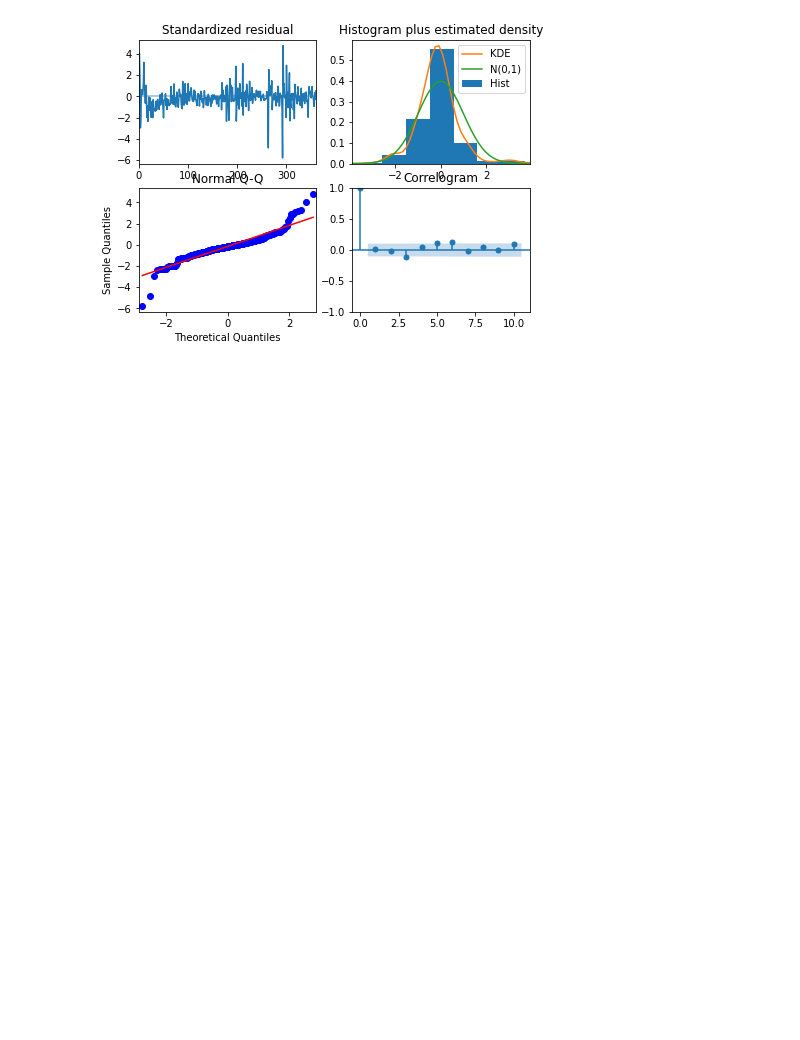
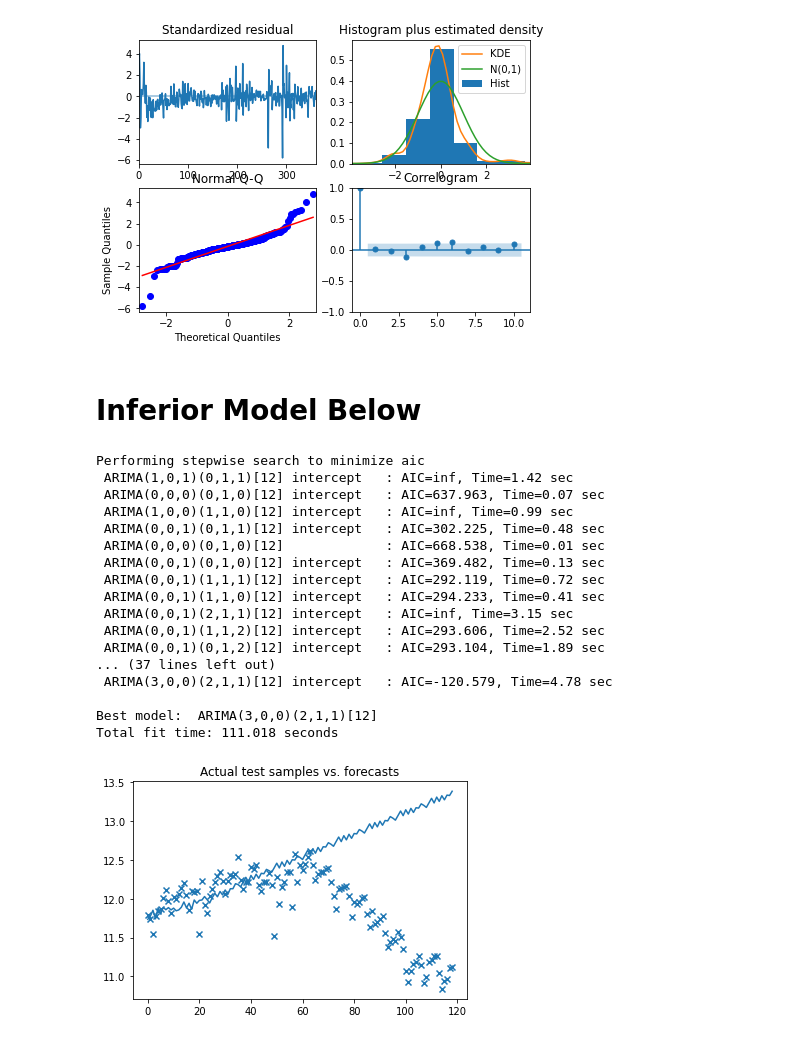
Before and after one commit to CCom20/covid-ml-application, a Jupyter notebook: notebooks/machine_learning_sandbox.ipynb, the cells around one changed output. Cells and saved outputs as stored; diff of their text form; code cells hidden in the pictures; blank space fills up the shorter version.

Commit message:
Tested another model setup, did not perform well. Keeping Seasonal Daily model

```diff
--- a/notebooks/machine_learning_sandbox.ipynb
+++ b/notebooks/machine_learning_sandbox.ipynb
@@ -297,3 +299,5 @@ smodel.plot_diagnostics(figsize=(7,5))
 # %% [output]
 [figure]
 [figure]
+# %% [markdown]
+# Inferior Model Below
@@ -299,0 +316,44 @@ smodel.plot_diagnostics(figsize=(7,5))
+# %%
+
+
+# #############################################################################
+# Load the data and split it into separate pieces
+data = pm.datasets.load_wineind()
+train, test = model_selection.train_test_split(log_daily_new_cases, train_size=250)
+
+# Fit a simple auto_arima model
+arima = pm.auto_arima(train, start_p=1, start_q=1,
+                         test='adf',
+                         max_p=3, max_q=3, m=12,
+                         start_P=0, seasonal=True,
+                         d=None, D=1, trace=True,
+                         error_action='ignore',
+                         suppress_warnings=True,
+                         stepwise=True)
+
+# #############################################################################
+# Plot actual test vs. forecasts:
+x = np.arange(test.shape[0])
+plt.scatter(x, test, marker='x')
+plt.plot(x, arima.predict(n_periods=test.shape[0]))
+plt.title('Actual test samples vs. forecasts')
+plt.show()
+# %% [output]
+Performing stepwise search to minimize aic
+ ARIMA(1,0,1)(0,1,1)[12] intercept   : AIC=inf, Time=1.42 sec
+ ARIMA(0,0,0)(0,1,0)[12] intercept   : AIC=637.963, Time=0.07 sec
+ ARIMA(1,0,0)(1,1,0)[12] intercept   : AIC=inf, Time=0.99 sec
+ ARIMA(0,0,1)(0,1,1)[12] intercept   : AIC=302.225, Time=0.48 sec
+ ARIMA(0,0,0)(0,1,0)[12]             : AIC=668.538, Time=0.01 sec
+ ARIMA(0,0,1)(0,1,0)[12] intercept   : AIC=369.482, Time=0.13 sec
+ ARIMA(0,0,1)(1,1,1)[12] intercept   : AIC=292.119, Time=0.72 sec
+ ARIMA(0,0,1)(1,1,0)[12] intercept   : AIC=294.233, Time=0.41 sec
+ ARIMA(0,0,1)(2,1,1)[12] intercept   : AIC=inf, Time=3.15 sec
+ ARIMA(0,0,1)(1,1,2)[12] intercept   : AIC=293.606, Time=2.52 sec
+ ARIMA(0,0,1)(0,1,2)[12] intercept   : AIC=293.104, Time=1.89 sec
+... (37 lines left out)
+ ARIMA(3,0,0)(2,1,1)[12] intercept   : AIC=-120.579, Time=4.78 sec
+
+Best model:  ARIMA(3,0,0)(2,1,1)[12]
+Total fit time: 111.018 seconds
+[figure, added]
```
Also changed, not shown: parts of 5 cells of this notebook.
